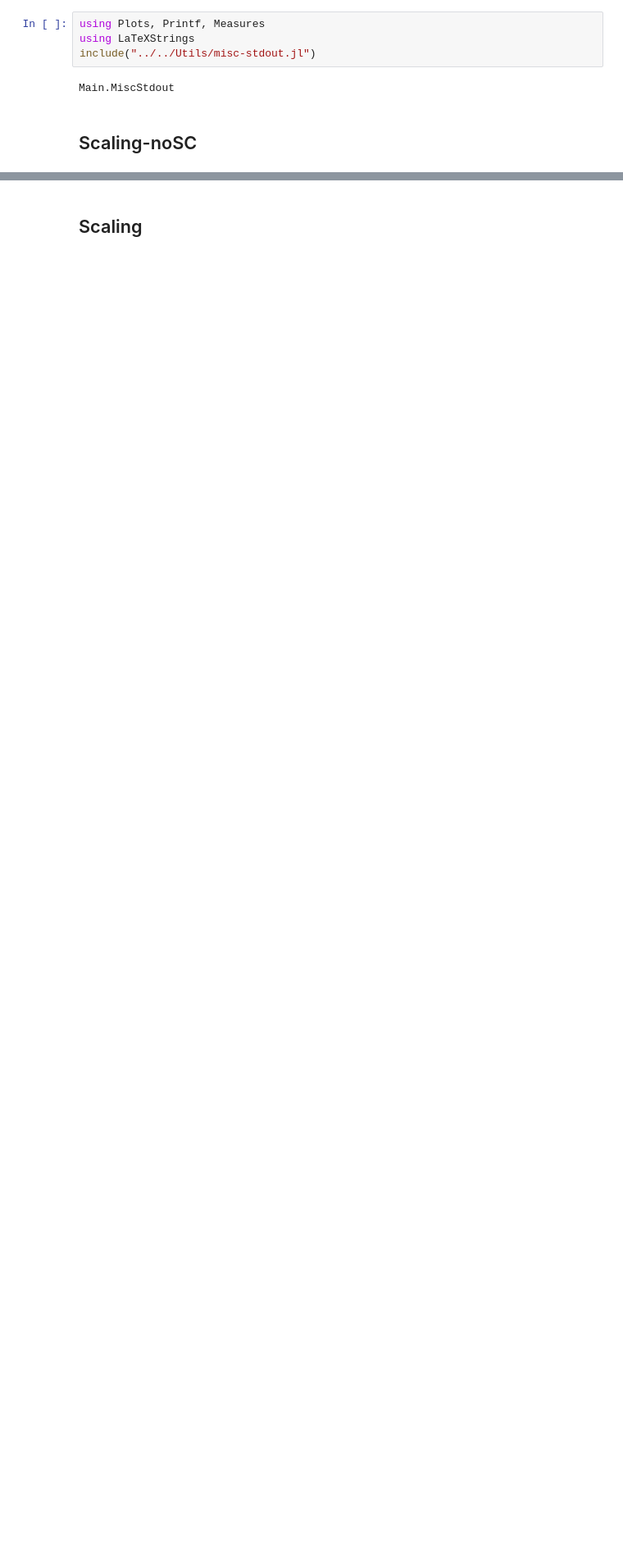
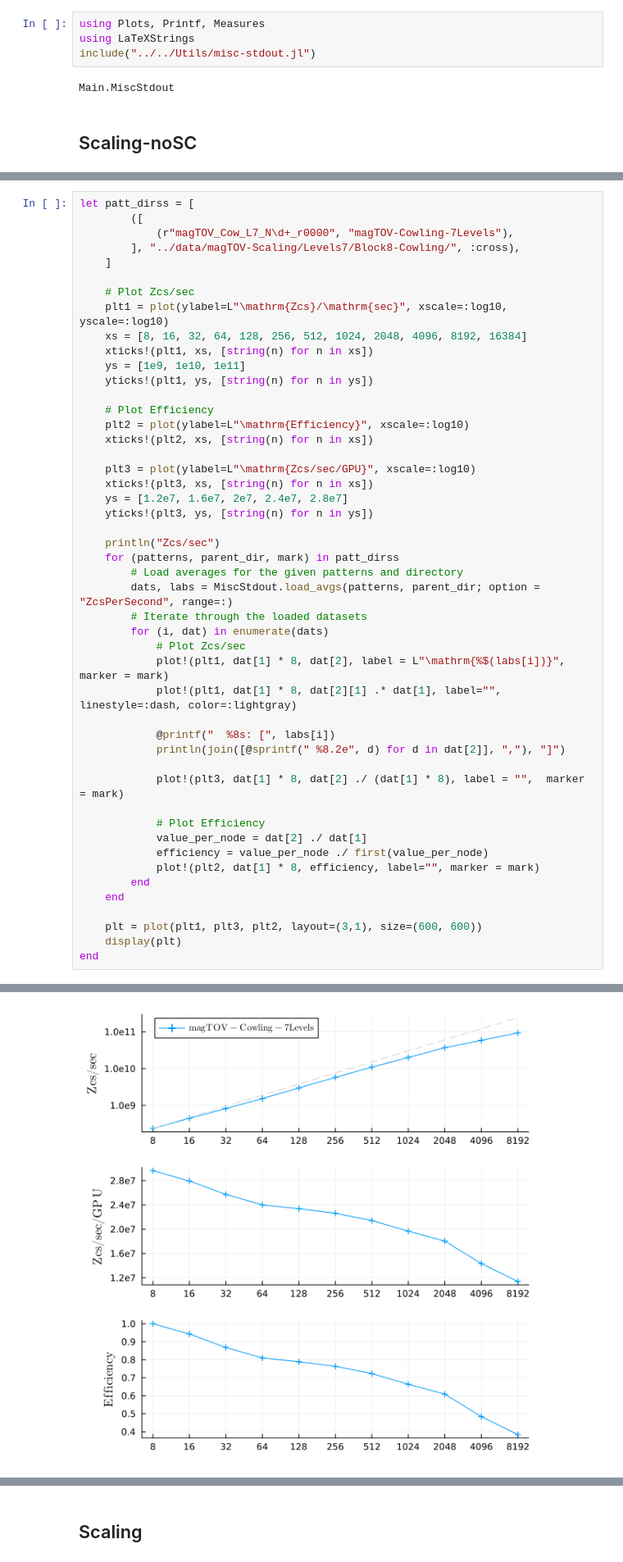
Before and after one commit to lwJi/ETK-Scaling-Tests, a Jupyter notebook: frontier/ipynb/magTOV-Levels7.ipynb, the cells around one changed output, grey strips where cells are left out. Shown at 82% size. Cells and saved outputs as stored; diff of their text form; blank space fills up the shorter version.

Commit message:
frontier: update magTOV-Levels7.ipynb

```diff
--- a/frontier/ipynb/magTOV-Levels7.ipynb
+++ b/frontier/ipynb/magTOV-Levels7.ipynb
@@ -58,0 +59,49 @@ Warning: No valid data found in file ../data/magTOV-Scaling/Levels7/Block8-noSC/
+# %%
+let patt_dirss = [
+        ([
+            (r"magTOV_Cow_L7_N\d+_r0000", "magTOV-Cowling-7Levels"),
+        ], "../data/magTOV-Scaling/Levels7/Block8-Cowling/", :cross),
+    ]
+
+    # Plot Zcs/sec
+    plt1 = plot(ylabel=L"\mathrm{Zcs}/\mathrm{sec}", xscale=:log10, yscale=:log10)
+    xs = [8, 16, 32, 64, 128, 256, 512, 1024, 2048, 4096, 8192, 16384]
+    xticks!(plt1, xs, [string(n) for n in xs])
+    ys = [1e9, 1e10, 1e11]
+    yticks!(plt1, ys, [string(n) for n in ys])
+
+    # Plot Efficiency
+    plt2 = plot(ylabel=L"\mathrm{Efficiency}", xscale=:log10)
+    xticks!(plt2, xs, [string(n) for n in xs])
+
+    plt3 = plot(ylabel=L"\mathrm{Zcs/sec/GPU}", xscale=:log10)
+    xticks!(plt3, xs, [string(n) for n in xs])
+    ys = [1.2e7, 1.6e7, 2e7, 2.4e7, 2.8e7]
+    yticks!(plt3, ys, [string(n) for n in ys])
+
+    println("Zcs/sec")
+    for (patterns, parent_dir, mark) in patt_dirss
+        # Load averages for the given patterns and directory
+        dats, labs = MiscStdout.load_avgs(patterns, parent_dir; option = "ZcsPerSecond", range=:)
+        # Iterate through the loaded datasets
+        for (i, dat) in enumerate(dats)
+            # Plot Zcs/sec
+            plot!(plt1, dat[1] * 8, dat[2], label = L"\mathrm{%$(labs[i])}", marker = mark)
+            plot!(plt1, dat[1] * 8, dat[2][1] .* dat[1], label="", linestyle=:dash, color=:lightgray)
+
+            @printf("  %8s: [", labs[i])
+            println(join([@sprintf(" %8.2e", d) for d in dat[2]], ","), "]")
+
+            plot!(plt3, dat[1] * 8, dat[2] ./ (dat[1] * 8), label = "",  marker = mark)
+
+            # Plot Efficiency
+            value_per_node = dat[2] ./ dat[1]
+            efficiency = value_per_node ./ first(value_per_node)
+            plot!(plt2, dat[1] * 8, efficiency, label="", marker = mark)
+        end
+    end
+
+    plt = plot(plt1, plt3, plt2, layout=(3,1), size=(600, 600))
+    display(plt)
+end
+# %% [output]
@@ -58,0 +110 @@ Warning: No valid data found in file ../data/magTOV-Scaling/Levels7/Block8-noSC/
+[figure, added]
```
Also changed, not shown: parts of 3 cells of this notebook.
